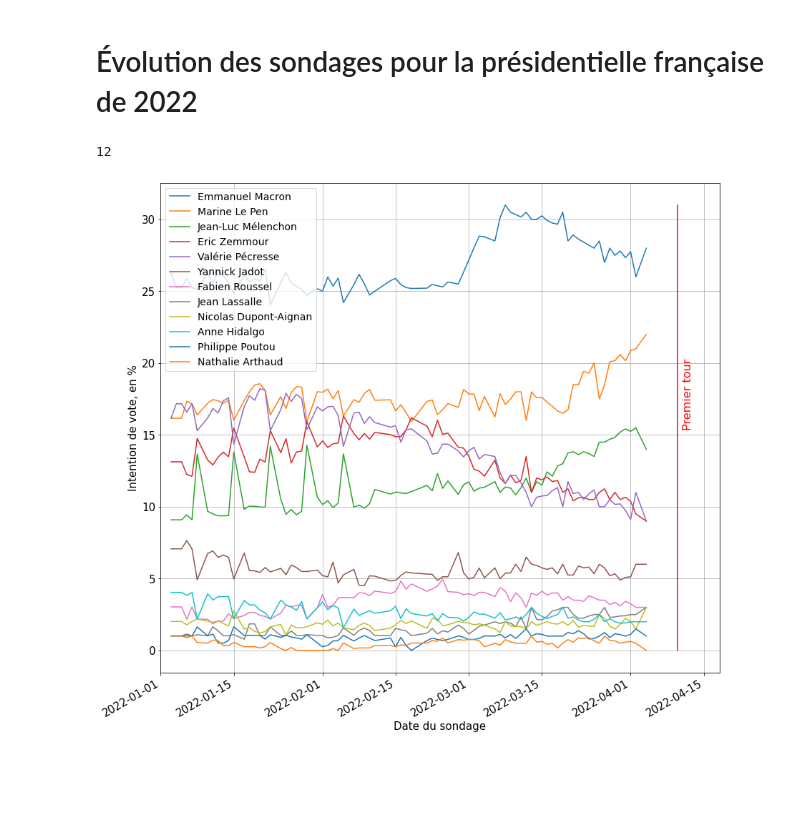
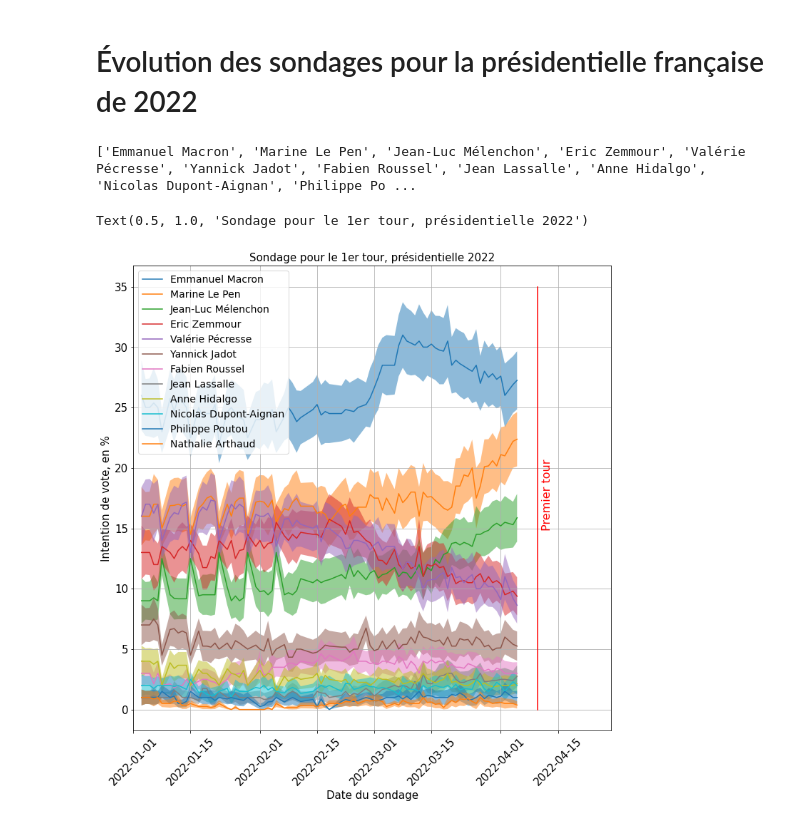
Before and after one commit to tjbtjbtjb/Vrac, a Jupyter notebook: SondagesPresidentielle2022.ipynb, the cells around one changed output. Saved outputs shown, nothing was run; the diff lists cells and outputs as text; code cells hidden in the pictures; blank space fills up the shorter version.

```diff
--- a/SondagesPresidentielle2022.ipynb
+++ b/SondagesPresidentielle2022.ipynb
@@ -12,5 +10,0 @@ z1=z1.reset_index()
-# %%
-liste_retenue=['Anne Hidalgo', 'Emmanuel Macron','Eric Zemmour', 'Fabien Roussel', 'Jean Lassalle','Jean-Luc Mélenchon', 'Marine Le Pen','Nathalie Arthaud', 'Nicolas Dupont-Aignan', 'Philippe Poutou', 'Valérie Pécresse', 'Yannick Jadot']
-len(liste_retenue)
-# %% [output]
-12
@@ -35,20 +11,52 @@ plt.rc('figure', titlesize=20)  # fontsize of the figure title
-# %%
-# ordonnancement en fonction des dernières intensions de vote
-liste_ordonnee=list(z1[z1.index==z1.index.max()][liste_retenue].transpose().sort_values(by=z1.index.max(),ascending=False).index)
-
-ax=z1[liste_ordonnee].plot(figsize=(14,14))
-ax.legend(loc='upper left')
-
-ax.set_ylabel('Intention de vote, en %')
-ax.set_xlabel('Date du sondage')
-
-ax.set_xlim(datetime.datetime(2022,1,1),datetime.datetime(2022,4,18))
-date_scrutin=datetime.datetime(2022,4,10)
-maxn=z1[liste_ordonnee[0]].max()
-ax.plot([date_scrutin,date_scrutin],[0,maxn],'r-')
-ax.text(date_scrutin+datetime.timedelta(days=1),maxn/2,'Premier tour',rotation='vertical',color='red',fontsize=16)
-
-ax.grid()
-# %% [output]
-[figure, removed]
+# %%
+import matplotlib.pyplot as plt
+plt.rc('font', size=12)
+plt.rc('axes', titlesize=15)     # fontsize of the axes title
+plt.rc('axes', labelsize=15)    # fontsize of the x and y labels
+plt.rc('xtick', labelsize=15)    # fontsize of the tick labels
+plt.rc('ytick', labelsize=15)    # fontsize of the tick labels
+plt.rc('legend', fontsize=14)    # legend fontsize
+plt.rc('figure', titlesize=20)  # fontsize of the figure title
+
+fig, ax = plt.subplots(figsize=(12,12))
+plt.xticks(rotation=45)
+
+z1=z[(z.tour=="Premier tour") & (z.candidat.isin(liste_retenue))][["date","candidat","intentions","erreur_inf","erreur_sup"]]
+z1=pd.pivot_table(z1, index=['date'], columns='candidat', values=["intentions","erreur_inf","erreur_sup"]) # mise en forme
+z1=z1.reset_index()
+z1=z1[z1.date>datetime.datetime(2022,1,1)].set_index("date")
+
+z1['tot']=z1.sum(axis=1)
+# renormalisation pour les seuls retenus
+#for c in z1.columns:
+#    if c=='tot':
+#        continue
+#    z1[c]=z1[c]/z1.tot*100
+
+liste_ordonnee=list(z1[z1.index==z1.index.max()].intentions.transpose().sort_values(by=z1.index.max(),ascending=False).index)
+
+for qui in liste_ordonnee:
+    val=z1.loc[:,('intentions',qui)]
+    vmin=z1.loc[:,('erreur_inf',qui)]
+    vmax=z1.loc[:,('erreur_sup',qui)]
+    ax.plot(z1.index,val,label=qui)
+    ax.fill_between(z1.index, vmin,vmax,alpha=0.5)#, where=None, interpolate=False, step=None, *, data=None,
+
+ax.legend(loc='upper left')
+ax.set_xlim(datetime.datetime(2022,1,1),datetime.datetime(2022,4,28))
+date_scrutin=datetime.datetime(2022,4,10)
+#maxn2=z2[z1.columns[0]].max()
+#minn2=z2[z1.columns[0]].min()
+ax.plot([date_scrutin,date_scrutin],[0,35],'r-')
+ax.text(date_scrutin+datetime.timedelta(days=1),15,'Premier tour',rotation='vertical',color='red',fontsize=16)
+
+ax.grid()
+ax.set_ylabel('Intention de vote, en %')
+ax.set_xlabel('Date du sondage')
+
+ax.set_title('Sondage pour le 1er tour, présidentielle 2022')
+# %% [output]
+['Emmanuel Macron', 'Marine Le Pen', 'Jean-Luc Mélenchon', 'Eric Zemmour', 'Valérie Pécresse', 'Yannick Jadot', 'Fabien Roussel', 'Jean Lassalle', 'Anne Hidalgo', 'Nicolas Dupont-Aignan', 'Philippe Po ...
+Text(0.5, 1.0, 'Sondage pour le 1er tour, présidentielle 2022')
+[figure, added]
 # %%
```
Also changed, not shown: parts of 8 cells of this notebook.
